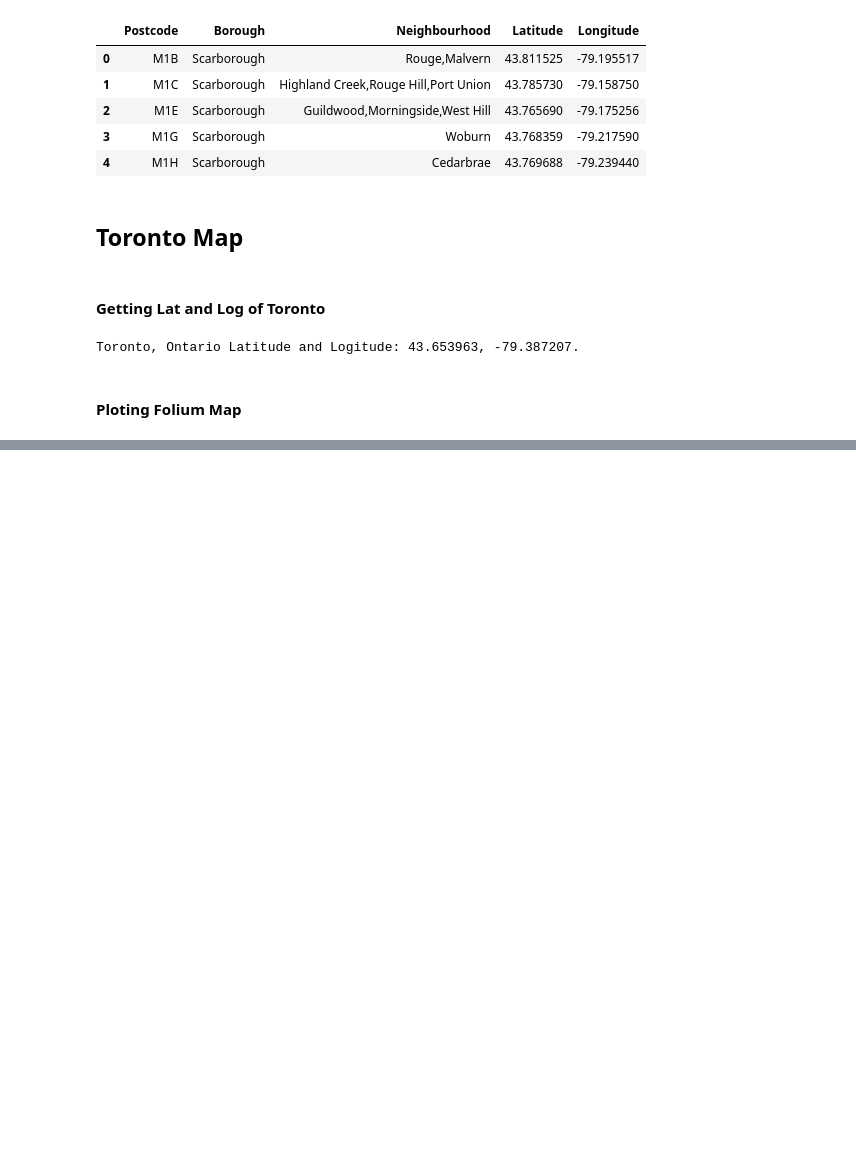
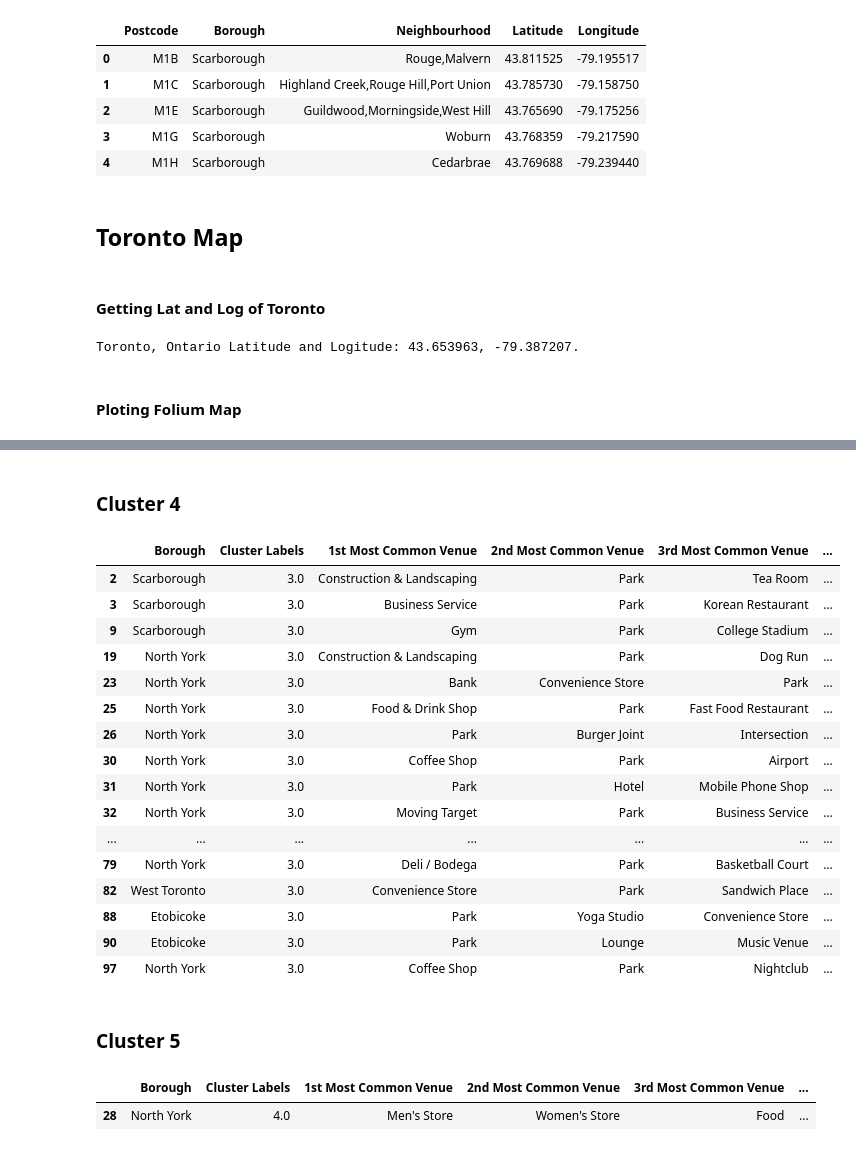
Before and after one commit to cardosop/IBM-Data-Science-Professional-Certificate-Specialization-Capstone, a Jupyter notebook: course 9 capstone - week 3 - part 2.ipynb, the cells around one changed output, grey strips where cells are left out. Cells and saved outputs as stored; diff of their text form; code cells hidden in the pictures; blank space fills up the shorter version.

```diff
--- a/course 9 capstone - week 3 - part 2.ipynb
+++ b/course 9 capstone - week 3 - part 2.ipynb
@@ -214,0 +591,29 @@ Tmap
+# %% [markdown]
+### Cluster 4
+# %%
+Tmerge.loc[Tmerge['Cluster Labels'] == 3, Tmerge.columns[[1] + list(range(5, Tmerge.shape[1]))]]
+# %% [output]
+|  | Borough | Cluster Labels | 1st Most Common Venue | 2nd Most Common Venue | 3rd Most Common Venue | ... |
+| 2 | Scarborough | 3.0 | Construction & Landscaping | Park | Tea Room | ... |
+| 3 | Scarborough | 3.0 | Business Service | Park | Korean Restaurant | ... |
+| 9 | Scarborough | 3.0 | Gym | Park | College Stadium | ... |
+| 19 | North York | 3.0 | Construction & Landscaping | Park | Dog Run | ... |
+| 23 | North York | 3.0 | Bank | Convenience Store | Park | ... |
+| 25 | North York | 3.0 | Food & Drink Shop | Park | Fast Food Restaurant | ... |
+| 26 | North York | 3.0 | Park | Burger Joint | Intersection | ... |
+| 30 | North York | 3.0 | Coffee Shop | Park | Airport | ... |
+| 31 | North York | 3.0 | Park | Hotel | Mobile Phone Shop | ... |
+| 32 | North York | 3.0 | Moving Target | Park | Business Service | ... |
+| ... | ... | ... | ... | ... | ... | ... |
+| 79 | North York | 3.0 | Deli / Bodega | Park | Basketball Court | ... |
+| 82 | West Toronto | 3.0 | Convenience Store | Park | Sandwich Place | ... |
+| 88 | Etobicoke | 3.0 | Park | Yoga Studio | Convenience Store | ... |
+| 90 | Etobicoke | 3.0 | Park | Lounge | Music Venue | ... |
+| 97 | North York | 3.0 | Coffee Shop | Park | Nightclub | ... |
+# %% [markdown]
+### Cluster 5
+# %%
+Tmerge.loc[Tmerge['Cluster Labels'] == 4, Tmerge.columns[[1] + list(range(5, Tmerge.shape[1]))]]
+# %% [output]
+|  | Borough | Cluster Labels | 1st Most Common Venue | 2nd Most Common Venue | 3rd Most Common Venue | ... |
+| 28 | North York | 4.0 | Men's Store | Women's Store | Food | ... |
```
Also changed, not shown: parts of 45 cells of this notebook.
